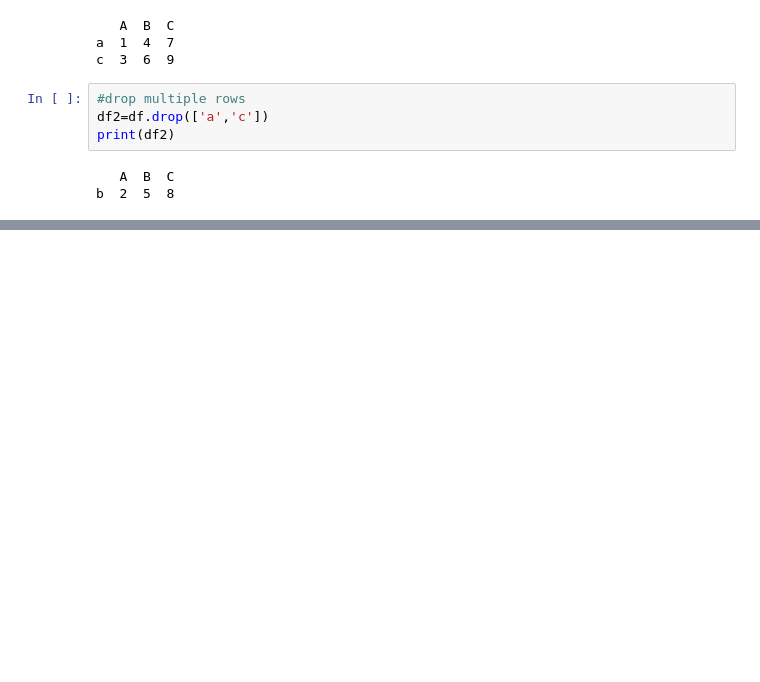
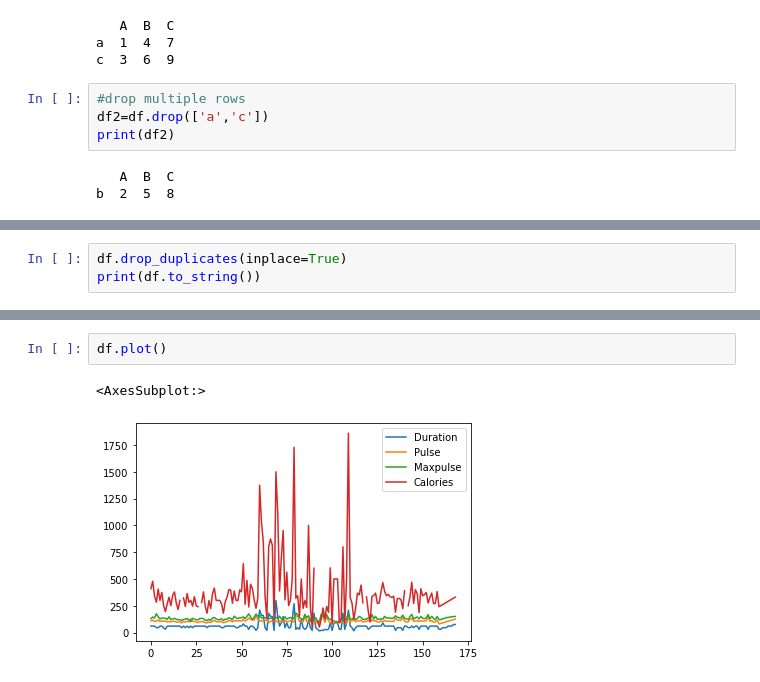
Before and after one commit to Rahulktalwar/Python-Programmes, a Jupyter notebook: Automation Testing PANDAS.ipynb, the cells around one changed output, grey strips where cells are left out. Cells and saved outputs as stored; diff of their text form; blank space fills up the shorter version.

```diff
--- a/Automation Testing PANDAS.ipynb
+++ b/Automation Testing PANDAS.ipynb
@@ -703,0 +760,3 @@ AttributeError: 'NoneType' object has no attribute 'iloc'
+# %%
+df.drop_duplicates(inplace=True)
+print(df.to_string())
@@ -703,0 +789,5 @@ AttributeError: 'NoneType' object has no attribute 'iloc'
+# %%
+df.plot()
+# %% [output]
+<AxesSubplot:>
+[figure, added]
```
Also changed, not shown: parts of 49 cells of this notebook.
